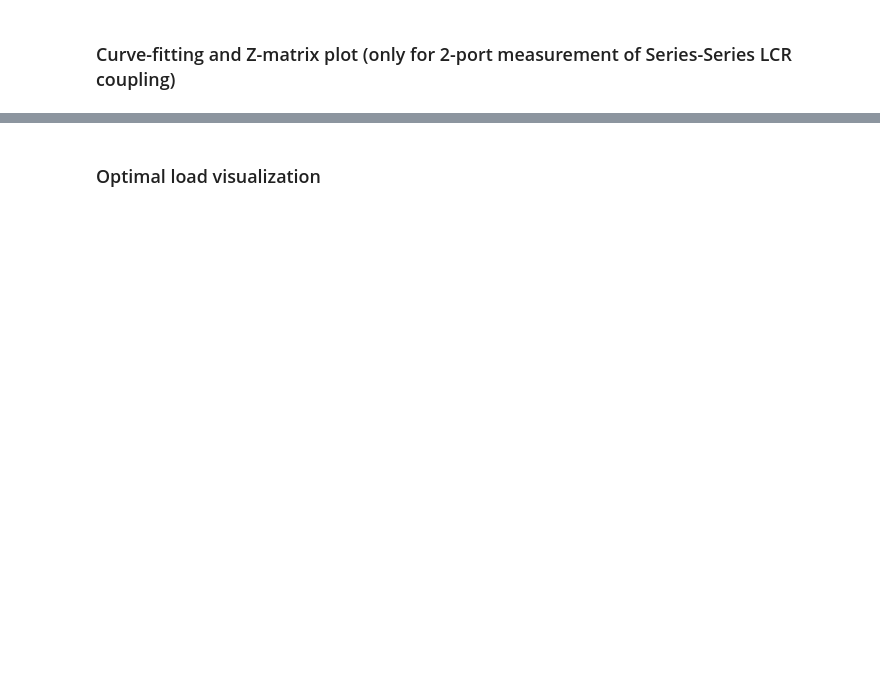
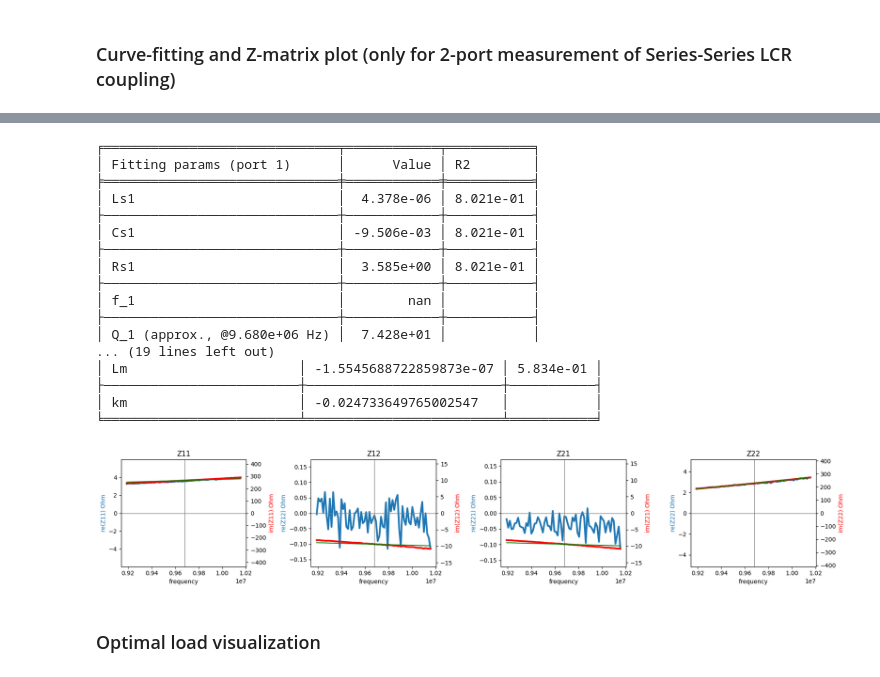
Before and after one commit to t-sasatani/wpt-tools, a Jupyter notebook: examples/sweep_case.ipynb, the cells around one changed output, grey strips where cells are left out. Saved outputs shown, nothing was run; the diff lists cells and outputs as text; code cells hidden in the pictures; blank space fills up the shorter version.

```diff
--- a/examples/sweep_case.ipynb
+++ b/examples/sweep_case.ipynb
@@ -54,9 +63,8 @@ _ = nw_tools.analyze_efficiency(
 # %% [markdown]
 ### Curve-fitting and Z-matrix plot (only for 2-port measurement of Series-Series LCR coupling)
 # %%
-# For maximum efficiency analysis
-target_f = 13.56e6
-range_f = 1e5
+target_f = 9.68e6
+range_f = 1e6
 
 _ = nw_tools.fit_z_narrow(
     rich_nw=example_nw, show_plot=True, target_f=target_f, range_f=range_f
@@ -66,3 +76,21 @@ TypeError: Improper input: func input vector length N=2 must not exceed func out
+╒══════════════════════════════╤════════════╤═══════════╕
+│ Fitting params (port 1)      │      Value │ R2        │
+╞══════════════════════════════╪════════════╪═══════════╡
+│ Ls1                          │  4.378e-06 │ 8.021e-01 │
+├──────────────────────────────┼────────────┼───────────┤
+│ Cs1                          │ -9.506e-03 │ 8.021e-01 │
+├──────────────────────────────┼────────────┼───────────┤
+│ Rs1                          │  3.585e+00 │ 8.021e-01 │
+├──────────────────────────────┼────────────┼───────────┤
+│ f_1                          │        nan │           │
+├──────────────────────────────┼────────────┼───────────┤
+│ Q_1 (approx., @9.680e+06 Hz) │  7.428e+01 │           │
+... (19 lines left out)
+│ Lm                      │ -1.5545688722859873e-07 │ 5.834e-01 │
+├─────────────────────────┼─────────────────────────┼───────────┤
+│ km                      │ -0.024733649765002547   │           │
+╘═════════════════════════╧═════════════════════════╧═══════════╛
+[figure, added]
 # %% [markdown]
 ### Optimal load visualization
 # %%
```
Also changed, not shown: parts of 14 cells of this notebook, 1 other file.
